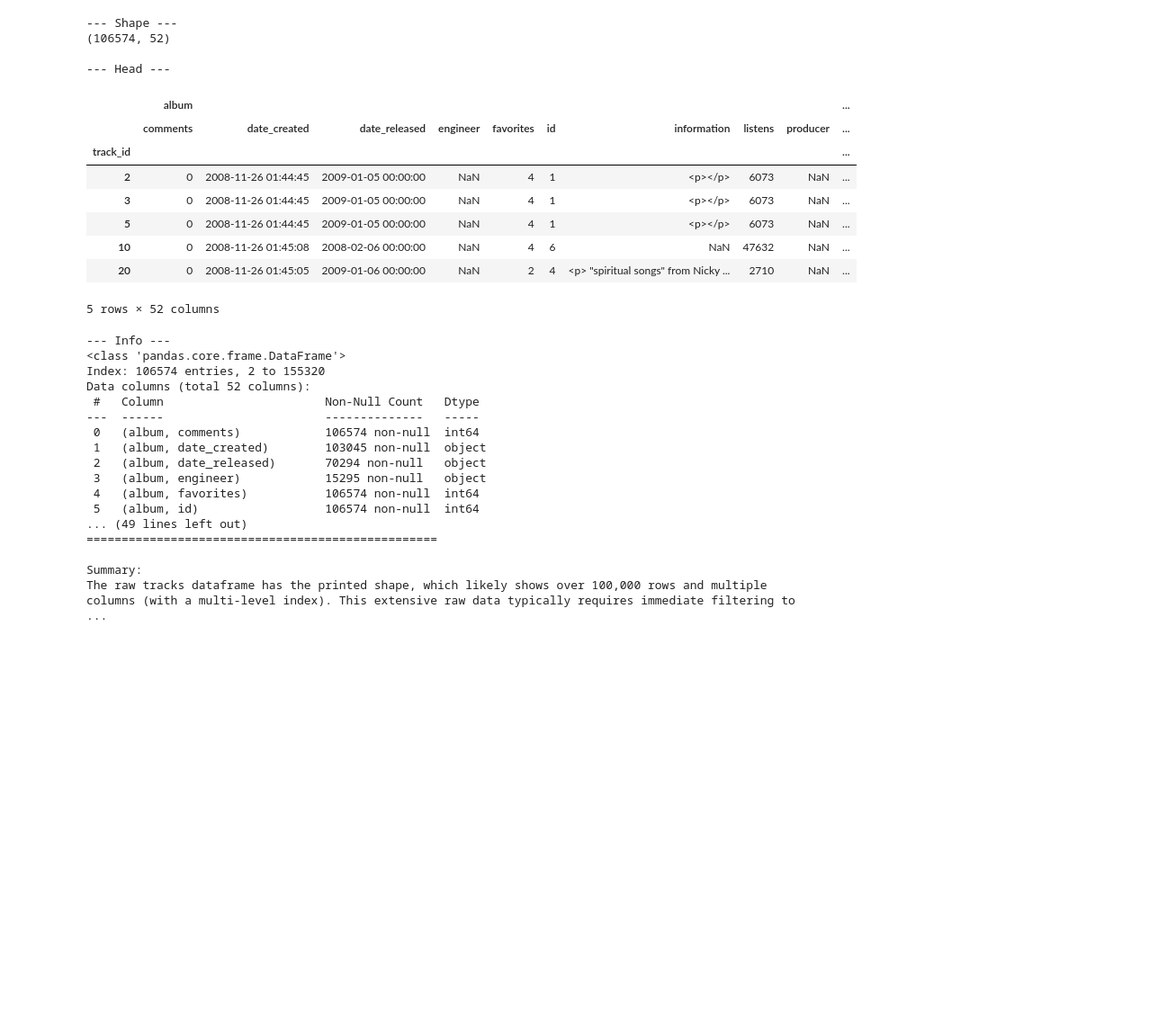
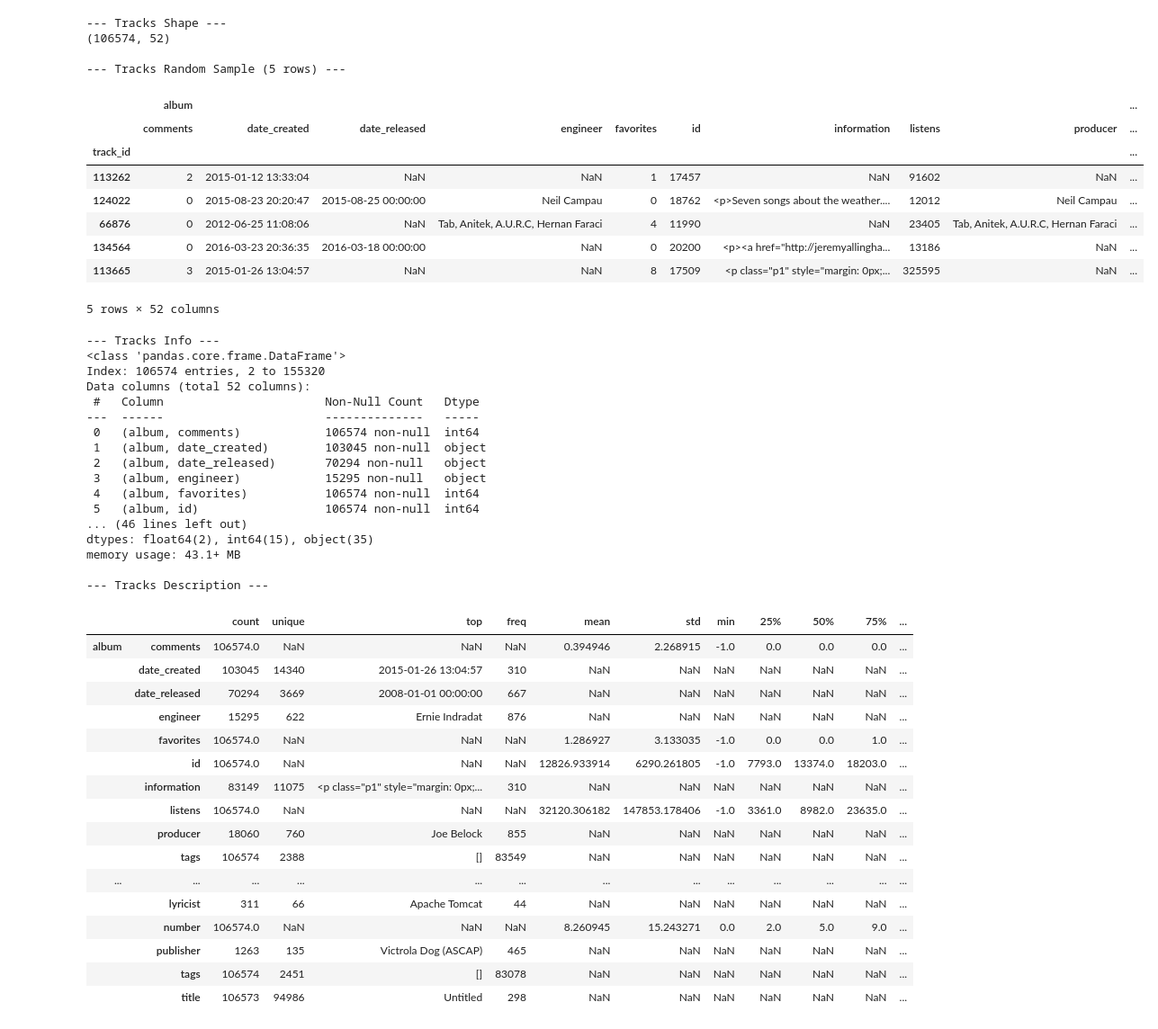
Before and after one commit to daqhi/Music-Genre-Classification, a Jupyter notebook: music_genre_classification.ipynb, the cells around one changed output. Shown at 90% size. Drawn from its saved outputs; the diff is of its cells as text; code cells hidden in the pictures; blank space fills up the shorter version.

Commit message:
tidied up the introduction and data inspection section

```diff
--- a/music_genre_classification.ipynb
+++ b/music_genre_classification.ipynb
@@ -95,34 +99,38 @@ fma_small Folder Size: 7606.00 MB
 # %%
 tracks_path = os.path.join(fma_metadata_path, 'tracks.csv')
 
 # load the raw metadata handling the multi-index header
 tracks = pd.read_csv(tracks_path, index_col=0, header=[0, 1])
 
-#print the shape, head, and info
-print("--- Shape ---")
+#print the shape, sample, info, and description
+print("--- Tracks Shape ---")
 print(tracks.shape)
-print("\n--- Head ---")
-display(tracks.head())
-print("\n--- Info ---")
+
+print("\n--- Tracks Random Sample (5 rows) ---")
+display(tracks.sample(5, random_state=67))
+
+print("\n--- Tracks Info ---")
 tracks.info()
 
-print("\n" + "="*50 + "\n")
-print("Summary:\nThe raw tracks dataframe has the printed shape, which likely shows over 100,000 rows and multiple columns (with a multi-level index). This extensive raw data typically requires immediate filtering to focus only on the subset relevant to the FMA-Small dataset.")
+print("\n--- Tracks Description ---")
+# Enable pandas to display all rows/columns so nothing gets truncated in the summary
+with pd.option_context('display.max_rows', None, 'display.max_columns', None):
+    display(tracks.describe(include='all').T)
 # %% [output]
---- Shape ---
+--- Tracks Shape ---
 (106574, 52)
 
---- Head ---
+--- Tracks Random Sample (5 rows) ---
 |  | album |  |  |  |  |  |  |  |  | ... |
 |  | comments | date_created | date_released | engineer | favorites | id | information | listens | producer | ... |
 | track_id |  |  |  |  |  |  |  |  |  | ... |
-| 2 | 0 | 2008-11-26 01:44:45 | 2009-01-05 00:00:00 | NaN | 4 | 1 | <p></p> | 6073 | NaN | ... |
-| 3 | 0 | 2008-11-26 01:44:45 | 2009-01-05 00:00:00 | NaN | 4 | 1 | <p></p> | 6073 | NaN | ... |
-| 5 | 0 | 2008-11-26 01:44:45 | 2009-01-05 00:00:00 | NaN | 4 | 1 | <p></p> | 6073 | NaN | ... |
-| 10 | 0 | 2008-11-26 01:45:08 | 2008-02-06 00:00:00 | NaN | 4 | 6 | NaN | 47632 | NaN | ... |
-| 20 | 0 | 2008-11-26 01:45:05 | 2009-01-06 00:00:00 | NaN | 2 | 4 | <p> "spiritual songs" from Nicky ... | 2710 | NaN | ... |
+| 113262 | 2 | 2015-01-12 13:33:04 | NaN | NaN | 1 | 17457 | NaN | 91602 | NaN | ... |
+| 124022 | 0 | 2015-08-23 20:20:47 | 2015-08-25 00:00:00 | Neil Campau | 0 | 18762 | <p>Seven songs about the weather.... | 12012 | Neil Campau | ... |
+| 66876 | 0 | 2012-06-25 11:08:06 | NaN | Tab, Anitek, A.U.R.C, Hernan Faraci | 4 | 11990 | NaN | 23405 | Tab, Anitek, A.U.R.C, Hernan Faraci | ... |
+| 134564 | 0 | 2016-03-23 20:36:35 | 2016-03-18 00:00:00 | NaN | 0 | 20200 | <p><a href="http://jeremyallingha... | 13186 | NaN | ... |
+| 113665 | 3 | 2015-01-26 13:04:57 | NaN | NaN | 8 | 17509 | <p class="p1" style="margin: 0px;... | 325595 | NaN | ... |
 5 rows × 52 columns
---- Info ---
+--- Tracks Info ---
 <class 'pandas.core.frame.DataFrame'>
 Index: 106574 entries, 2 to 155320
 Data columns (total 52 columns):
@@ -134,8 +142,25 @@ Data columns (total 52 columns):
  3   (album, engineer)            15295 non-null   object
  4   (album, favorites)           106574 non-null  int64
  5   (album, id)                  106574 non-null  int64
-... (49 lines left out)
-==================================================
+... (46 lines left out)
+dtypes: float64(2), int64(15), object(35)
+memory usage: 43.1+ MB
 
-Summary:
-The raw tracks dataframe has the printed shape, which likely shows over 100,000 rows and multiple columns (with a multi-level index). This extensive raw data typically requires immediate filtering to  ...
+--- Tracks Description ---
+|  |  | count | unique | top | freq | mean | std | min | 25% | 50% | 75% | ... |
+| album | comments | 106574.0 | NaN | NaN | NaN | 0.394946 | 2.268915 | -1.0 | 0.0 | 0.0 | 0.0 | ... |
+|  | date_created | 103045 | 14340 | 2015-01-26 13:04:57 | 310 | NaN | NaN | NaN | NaN | NaN | NaN | ... |
+|  | date_released | 70294 | 3669 | 2008-01-01 00:00:00 | 667 | NaN | NaN | NaN | NaN | NaN | NaN | ... |
+|  | engineer | 15295 | 622 | Ernie Indradat | 876 | NaN | NaN | NaN | NaN | NaN | NaN | ... |
+|  | favorites | 106574.0 | NaN | NaN | NaN | 1.286927 | 3.133035 | -1.0 | 0.0 | 0.0 | 1.0 | ... |
+|  | id | 106574.0 | NaN | NaN | NaN | 12826.933914 | 6290.261805 | -1.0 | 7793.0 | 13374.0 | 18203.0 | ... |
+|  | information | 83149 | 11075 | <p class="p1" style="margin: 0px;... | 310 | NaN | NaN | NaN | NaN | NaN | NaN | ... |
+|  | listens | 106574.0 | NaN | NaN | NaN | 32120.306182 | 147853.178406 | -1.0 | 3361.0 | 8982.0 | 23635.0 | ... |
+|  | producer | 18060 | 760 | Joe Belock | 855 | NaN | NaN | NaN | NaN | NaN | NaN | ... |
+|  | tags | 106574 | 2388 | [] | 83549 | NaN | NaN | NaN | NaN | NaN | NaN | ... |
+| ... | ... | ... | ... | ... | ... | ... | ... | ... | ... | ... | ... | ... |
+|  | lyricist | 311 | 66 | Apache Tomcat | 44 | NaN | NaN | NaN | NaN | NaN | NaN | ... |
+|  | number | 106574.0 | NaN | NaN | NaN | 8.260945 | 15.243271 | 0.0 | 2.0 | 5.0 | 9.0 | ... |
+|  | publisher | 1263 | 135 | Victrola Dog (ASCAP) | 465 | NaN | NaN | NaN | NaN | NaN | NaN | ... |
+|  | tags | 106574 | 2451 | [] | 83078 | NaN | NaN | NaN | NaN | NaN | NaN | ... |
+|  | title | 106573 | 94986 | Untitled | 298 | NaN | NaN | NaN | NaN | NaN | NaN | ... |
```
Also changed, not shown: parts of 19 cells of this notebook.
